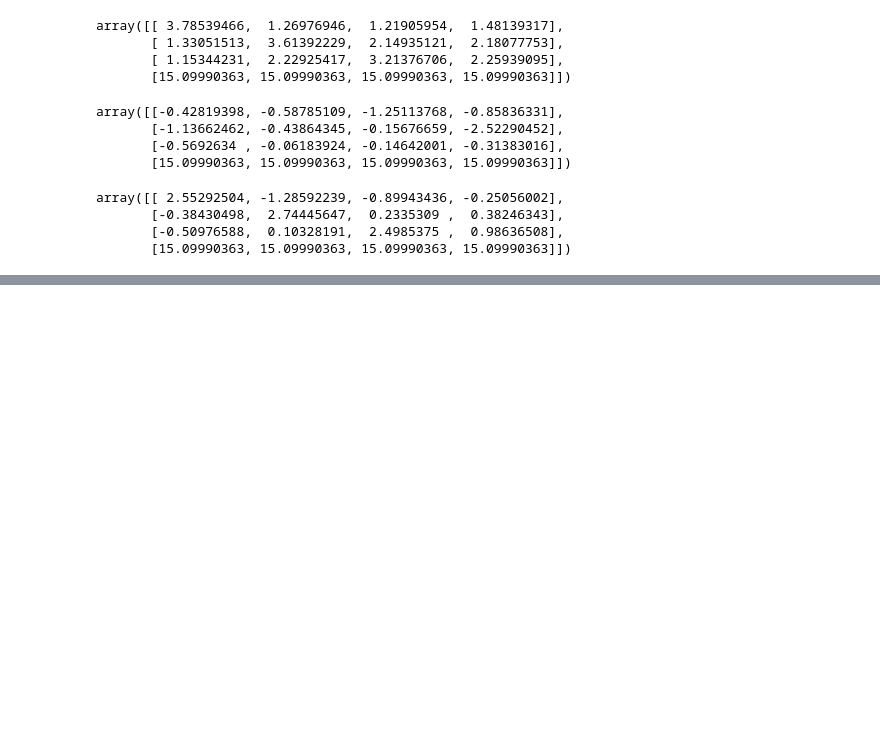
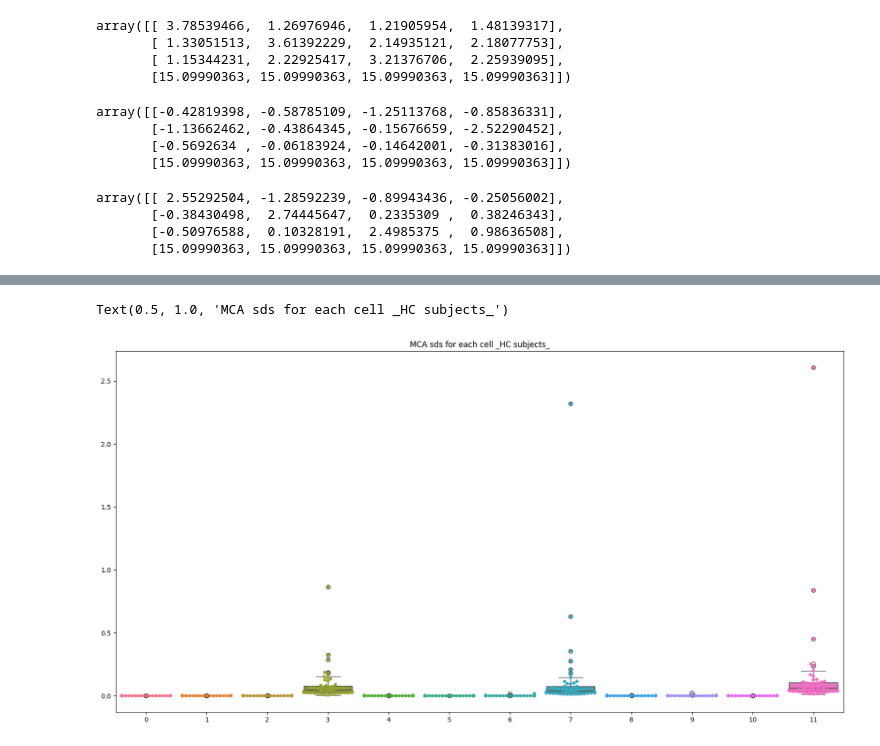
Before and after one commit to mirhnius/mca_linear_registration, a Jupyter notebook: analysis.ipynb, the cells around one changed output, grey strips where cells are left out. Saved outputs shown, nothing was run; the diff lists cells and outputs as text; code cells hidden in the pictures; blank space fills up the shorter version.

```diff
--- a/analysis.ipynb
+++ b/analysis.ipynb
@@ -85,0 +129,8 @@ array([[ 2.55292504, -1.28592239, -0.89943436, -0.25056002],
+# %%
+plt.figure(figsize=(20,10))
+sns.swarmplot(std_HC[:,:3,:].reshape(50,12))
+sns.boxplot(std_HC[:,:3,:].reshape(50,12))
+plt.title('MCA sds for each cell _HC subjects_')
+# %% [output]
+Text(0.5, 1.0, 'MCA sds for each cell _HC subjects_')
+[figure, added]
```
Also changed, not shown: parts of 8 cells of this notebook.
